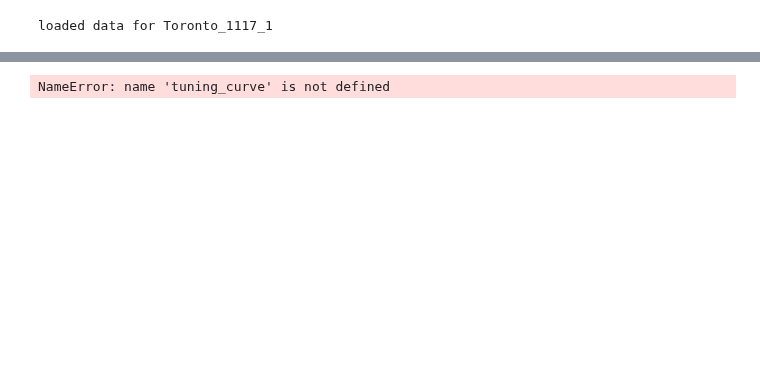
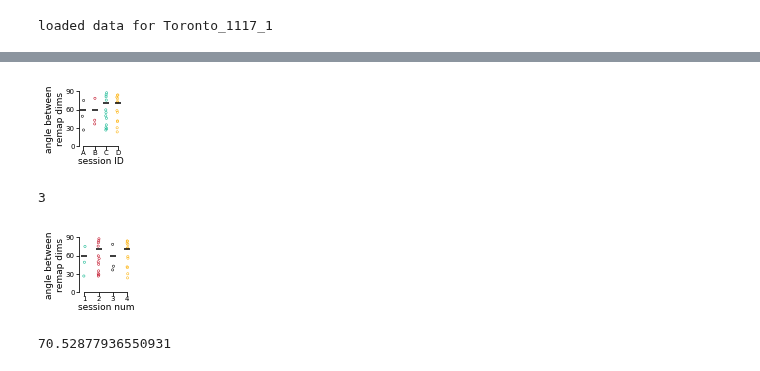
Before and after one commit to ahwillia/rnn_remapping_paper, a Jupyter notebook: fig6_multimap_neural/make_fig6.ipynb, the cells around one changed output, grey strips where cells are left out. Drawn from its saved outputs; the diff is of its cells as text; code cells hidden in the pictures; blank space fills up the shorter version.

```diff
--- a/fig6_multimap_neural/make_fig6.ipynb
+++ b/fig6_multimap_neural/make_fig6.ipynb
@@ -146,5 +154,7 @@ sem misalignment = 0.065
 # %%
 ''' Possible Figure 6D: angle between remapping dimensions '''
-analysis.align_remap_dims(data_folder, session_IDs, session_maps)
+f, ax = fig6_plots.plot_d(data_folder, session_IDs, session_maps)
+f.savefig(f'{save_folder}remap_angles.png', dpi=600, bbox_inches='tight')
+plt.show()
 # %% [output]
-NameError: name 'tuning_curve' is not defined
+[figure, added]
@@ -150,0 +219,4 @@ NameError: name 'tuning_curve' is not defined
+# %%
+all_angles = all_angles_deg
+# %% [output]
+3
@@ -150,0 +235,55 @@ NameError: name 'tuning_curve' is not defined
+# %%
+# data params
+n_sessions = len(session_IDs)
+n_maps = np.max(num_maps)
+n_pairs = (np.math.factorial(n_maps)) // \
+            (np.math.factorial(2)*np.math.factorial(n_maps-2))
+dt = 0.02 # time bin
+pos_bin = 2 # cm
+n_pos_bins = 400 // pos_bin
+
+# fig params
+f, ax = plt.subplots(1, 1, figsize=(1, 1))
+DOT_LW = 0.5
+DOT_SIZE = 5
+THRESH_LW = 1.5
+n_maps = np.max(num_maps)
+
+# plot the angles b/w remap dims by session
+for i in range(n_sessions):
+    angles = all_angles[i]
+    n_angles = angles.shape[0]
+    JIT = np.random.randn(n_angles) * 0.03 # jitter points
+    ax.scatter(np.full(n_angles, i+1)+JIT, angles,
+               facecolors='none', edgecolors=all_session_colors[i],
+               s=DOT_SIZE, lw=DOT_LW, alpha=1, zorder=0)
+
+# plot the expected angles
+ax.scatter(np.arange(n_sessions) + 1,
+           np.rad2deg(np.arccos(1/(num_maps-1))),
+           marker='_',
+           lw=THRESH_LW, color="k")
+
+# ticks and lims
+ax.spines['right'].set_visible(False)
+ax.spines['top'].set_visible(False)
+ax.spines['left'].set_bounds(0, 90)
+ax.spines['bottom'].set_bounds(1, 4)
+ax.set_xlim([0.6, 4.5])
+ax.set_xticks([1, 2, 3, 4])
+ax.set_ylim([0, 90])
+ax.set_yticks(np.arange(0, 95, 30))
+ax.tick_params(which='major', labelsize=tick_label, pad=0.5)
+
+# labels
+ax.set_ylabel('angle between\nremap dims', fontsize=axis_label, labelpad=1)
+ax.set_xlabel('session num', fontsize=axis_label, labelpad=1)
+
+f.savefig(f'{save_folder}remap_angles.png', dpi=600, bbox_inches='tight')
+plt.show()
+# %% [output]
+[figure, added]
+# %%
+np.rad2deg(np.arccos(1/3))
+# %% [output]
+70.52877936550931
```
Also changed, not shown: parts of 20 cells of this notebook, 24 other files.
